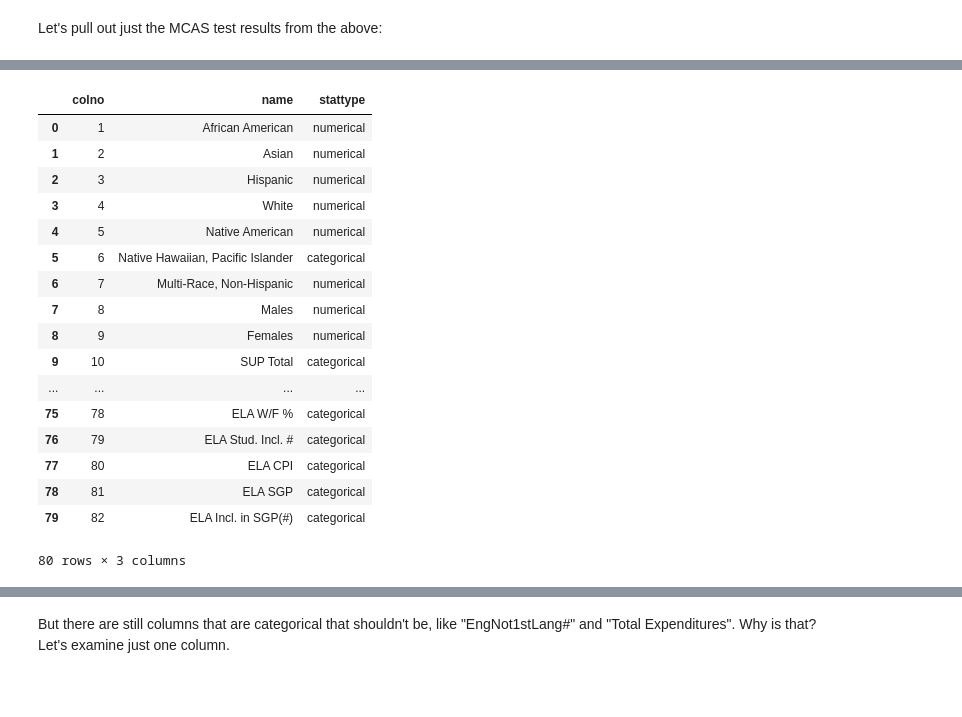
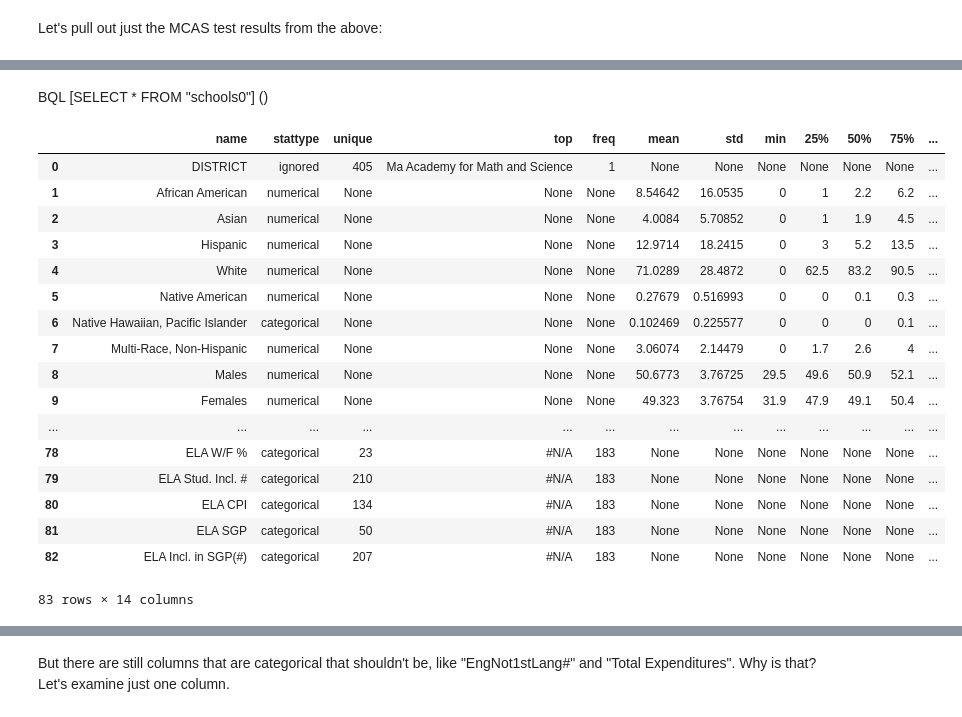
Before and after one commit to probcomp/bdbcontrib, a Jupyter notebook: examples/ma-school-districts/MASchoolDistricts.ipynb, the cells around one changed output, grey strips where cells are left out. Drawn from its saved outputs; the diff is of its cells as text; code cells hidden in the pictures; blank space fills up the shorter version.

```diff
--- a/examples/ma-school-districts/MASchoolDistricts.ipynb
+++ b/examples/ma-school-districts/MASchoolDistricts.ipynb
@@ -15,7 +17,7 @@ The source web pages and the query parameters used to search them are listed in
 
 Let's make our first generative population model:
 # %%
-schools0 = Population('schools0', csv_path='ma-school-districts.csv', bdb_path='schools0.bdb')
+schools0 = Population('schools0', csv_path=datafile, bdb_path='schools0.bdb')
 # %% [output]
 BQL [SELECT * FROM bayesdb_generator] ()
 # %% [markdown]
@@ -82,21 +86,22 @@ BQL [ESTIMATE DEPENDENCE PROBABILITY FROM PAIRWISE COLUMNS OF "schools0_cc" WHER
 # %%
-schools0.quick_describe_columns()
+schools0.quick_describe_variables()
 # %% [output]
+BQL [SELECT * FROM "schools0"] ()
-|  | colno | name | stattype |
-| 0 | 1 | African American | numerical |
-| 1 | 2 | Asian | numerical |
-| 2 | 3 | Hispanic | numerical |
-| 3 | 4 | White | numerical |
-| 4 | 5 | Native American | numerical |
-| 5 | 6 | Native Hawaiian, Pacific Islander | categorical |
-| 6 | 7 | Multi-Race, Non-Hispanic | numerical |
-| 7 | 8 | Males | numerical |
-| 8 | 9 | Females | numerical |
-| 9 | 10 | SUP Total | categorical |
-| ... | ... | ... | ... |
-| 75 | 78 | ELA W/F % | categorical |
-| 76 | 79 | ELA Stud. Incl. # | categorical |
-| 77 | 80 | ELA CPI | categorical |
-| 78 | 81 | ELA SGP | categorical |
-| 79 | 82 | ELA Incl. in SGP(#) | categorical |
+|  | name | stattype | unique | top | freq | mean | std | min | 25% | 50% | 75% | ... |
+| 0 | DISTRICT | ignored | 405 | Ma Academy for Math and Science | 1 | None | None | None | None | None | None | ... |
+| 1 | African American | numerical | None | None | None | 8.54642 | 16.0535 | 0 | 1 | 2.2 | 6.2 | ... |
+| 2 | Asian | numerical | None | None | None | 4.0084 | 5.70852 | 0 | 1 | 1.9 | 4.5 | ... |
+| 3 | Hispanic | numerical | None | None | None | 12.9714 | 18.2415 | 0 | 3 | 5.2 | 13.5 | ... |
+| 4 | White | numerical | None | None | None | 71.0289 | 28.4872 | 0 | 62.5 | 83.2 | 90.5 | ... |
+| 5 | Native American | numerical | None | None | None | 0.27679 | 0.516993 | 0 | 0 | 0.1 | 0.3 | ... |
+| 6 | Native Hawaiian, Pacific Islander | categorical | None | None | None | 0.102469 | 0.225577 | 0 | 0 | 0 | 0.1 | ... |
+| 7 | Multi-Race, Non-Hispanic | numerical | None | None | None | 3.06074 | 2.14479 | 0 | 1.7 | 2.6 | 4 | ... |
+| 8 | Males | numerical | None | None | None | 50.6773 | 3.76725 | 29.5 | 49.6 | 50.9 | 52.1 | ... |
+| 9 | Females | numerical | None | None | None | 49.323 | 3.76754 | 31.9 | 47.9 | 49.1 | 50.4 | ... |
+| ... | ... | ... | ... | ... | ... | ... | ... | ... | ... | ... | ... | ... |
+| 78 | ELA W/F % | categorical | 23 | #N/A | 183 | None | None | None | None | None | None | ... |
+| 79 | ELA Stud. Incl. # | categorical | 210 | #N/A | 183 | None | None | None | None | None | None | ... |
+| 80 | ELA CPI | categorical | 134 | #N/A | 183 | None | None | None | None | None | None | ... |
+| 81 | ELA SGP | categorical | 50 | #N/A | 183 | None | None | None | None | None | None | ... |
+| 82 | ELA Incl. in SGP(#) | categorical | 207 | #N/A | 183 | None | None | None | None | None | None | ... |
-80 rows × 3 columns
+83 rows × 14 columns
```
Also changed, not shown: parts of 16 cells of this notebook, 7 other files.
